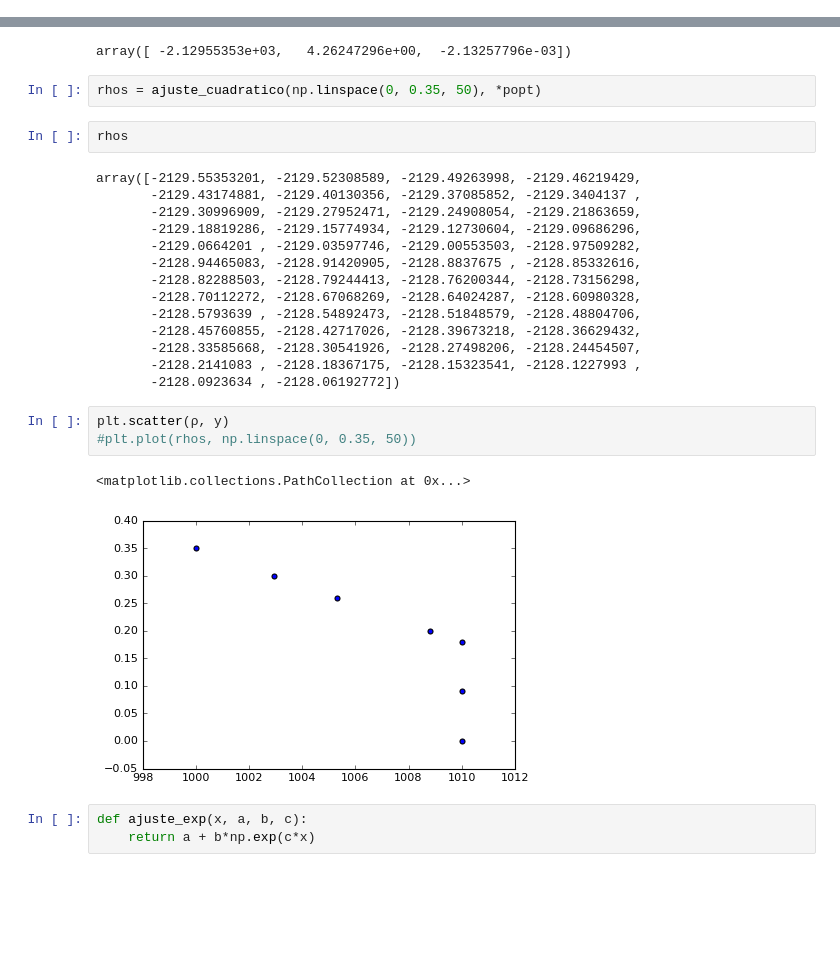
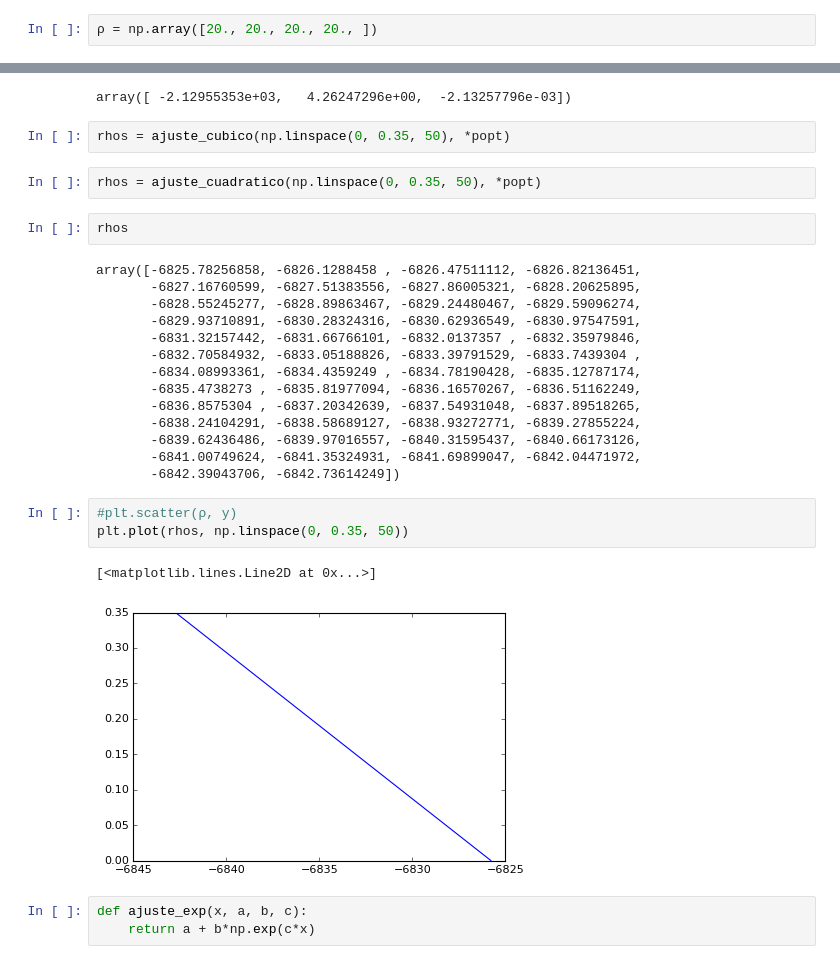
Before and after one commit to cpierard/Servicio_social, a Jupyter notebook: ajustes_perfil_estratificacion.ipynb, the cells around one changed output, grey strips where cells are left out. Drawn from its saved outputs; the diff is of its cells as text; blank space fills up the shorter version.

```diff
--- a/ajustes_perfil_estratificacion.ipynb
+++ b/ajustes_perfil_estratificacion.ipynb
@@ -15,0 +27,2 @@ x0 = np.array([1000.0, -1.0, 0.0])
+# %%
+ρ = np.array([20., 20., 20., 20., ])
@@ -36,30 +47,32 @@ popt, pcov = opt.curve_fit(ajuste_cuadratico, ρ, y)
 popt
 # %% [output]
 array([ -2.12955353e+03,   4.26247296e+00,  -2.13257796e-03])
+# %%
+rhos = ajuste_cubico(np.linspace(0, 0.35, 50), *popt)
 # %%
 rhos = ajuste_cuadratico(np.linspace(0, 0.35, 50), *popt)
 # %%
 rhos
 # %% [output]
-array([-2129.55353201, -2129.52308589, -2129.49263998, -2129.46219429,
-       -2129.43174881, -2129.40130356, -2129.37085852, -2129.3404137 ,
-       -2129.30996909, -2129.27952471, -2129.24908054, -2129.21863659,
-       -2129.18819286, -2129.15774934, -2129.12730604, -2129.09686296,
-       -2129.0664201 , -2129.03597746, -2129.00553503, -2128.97509282,
-       -2128.94465083, -2128.91420905, -2128.8837675 , -2128.85332616,
-       -2128.82288503, -2128.79244413, -2128.76200344, -2128.73156298,
-       -2128.70112272, -2128.67068269, -2128.64024287, -2128.60980328,
-       -2128.5793639 , -2128.54892473, -2128.51848579, -2128.48804706,
-       -2128.45760855, -2128.42717026, -2128.39673218, -2128.36629432,
-       -2128.33585668, -2128.30541926, -2128.27498206, -2128.24454507,
-       -2128.2141083 , -2128.18367175, -2128.15323541, -2128.1227993 ,
-       -2128.0923634 , -2128.06192772])
+array([-6825.78256858, -6826.1288458 , -6826.47511112, -6826.82136451,
+       -6827.16760599, -6827.51383556, -6827.86005321, -6828.20625895,
+       -6828.55245277, -6828.89863467, -6829.24480467, -6829.59096274,
+       -6829.93710891, -6830.28324316, -6830.62936549, -6830.97547591,
+       -6831.32157442, -6831.66766101, -6832.0137357 , -6832.35979846,
+       -6832.70584932, -6833.05188826, -6833.39791529, -6833.7439304 ,
+       -6834.08993361, -6834.4359249 , -6834.78190428, -6835.12787174,
+       -6835.4738273 , -6835.81977094, -6836.16570267, -6836.51162249,
+       -6836.8575304 , -6837.20342639, -6837.54931048, -6837.89518265,
+       -6838.24104291, -6838.58689127, -6838.93272771, -6839.27855224,
+       -6839.62436486, -6839.97016557, -6840.31595437, -6840.66173126,
+       -6841.00749624, -6841.35324931, -6841.69899047, -6842.04471972,
+       -6842.39043706, -6842.73614249])
 # %%
-plt.scatter(ρ, y)
-#plt.plot(rhos, np.linspace(0, 0.35, 50))
+#plt.scatter(ρ, y)
+plt.plot(rhos, np.linspace(0, 0.35, 50))
 # %% [output]
-<matplotlib.collections.PathCollection at 0x...>
+[<matplotlib.lines.Line2D at 0x...>]
-[figure, old version]
+[figure, new version]
 # %%
 def ajuste_exp(x, a, b, c):
     return a + b*np.exp(c*x)
```
Also changed, not shown: parts of 18 cells of this notebook, 3 other files.
